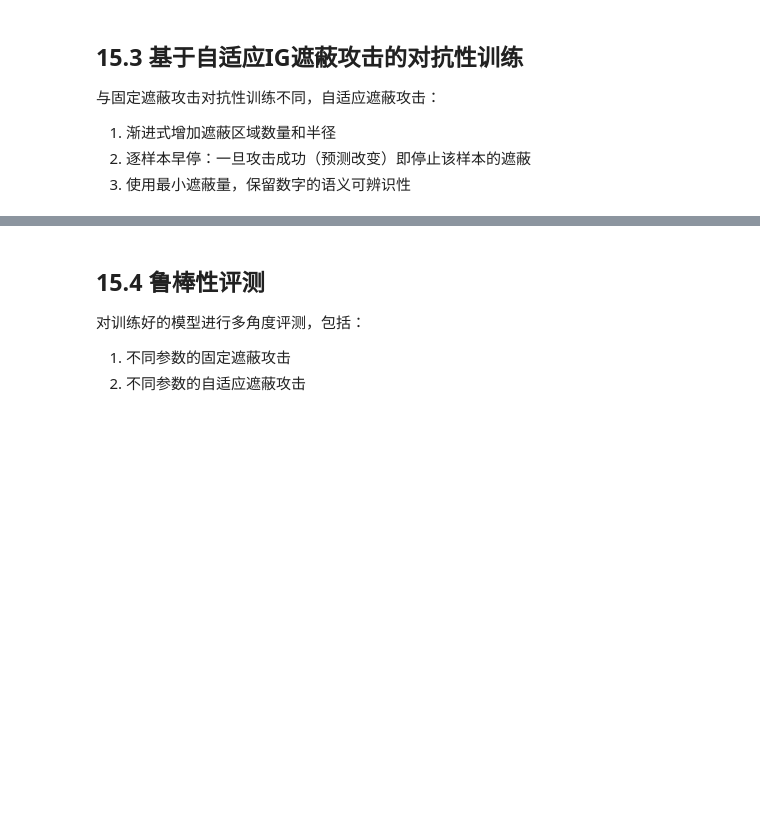
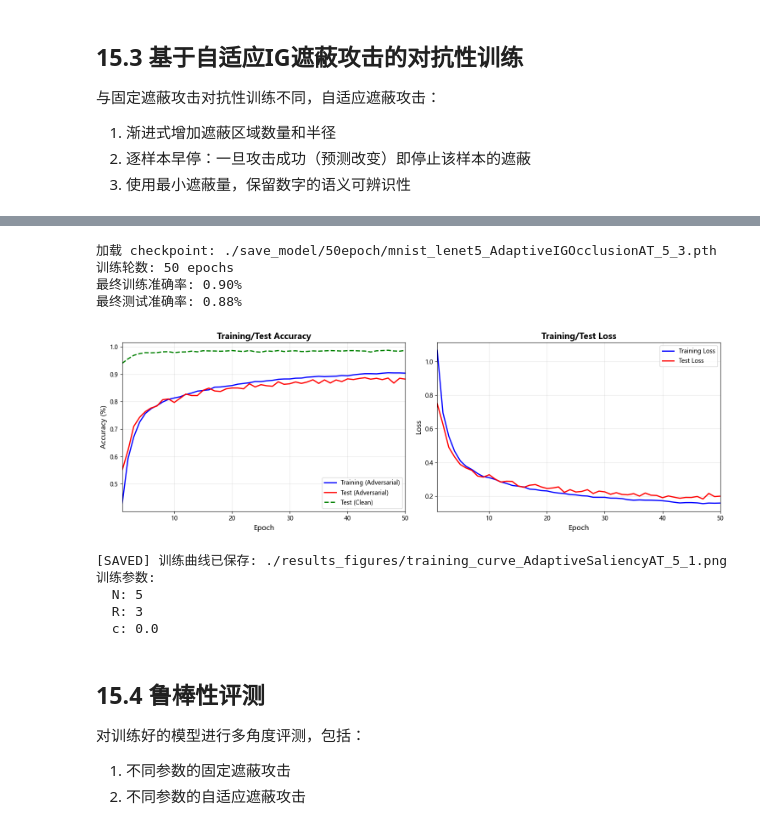
Before and after one commit to vinegarist/adversarial-defense, a Jupyter notebook: 16. IG遮蔽攻击对抗性训练.ipynb, the cells around one changed output, grey strips where cells are left out. Drawn from its saved outputs; the diff is of its cells as text; code cells hidden in the pictures; blank space fills up the shorter version.

```diff
--- a/16. IG遮蔽攻击对抗性训练.ipynb
+++ b/16. IG遮蔽攻击对抗性训练.ipynb
@@ -438,7 +501,7 @@ from models import LeNet5
 device = torch.device('cuda' if torch.cuda.is_available() else 'cpu')
 
 # 加载模型和训练历史
-checkpoint_path = './save_model/50epoch/mnist_lenet5_AdaptiveIGOcclusionAT_5_1.pth'
+checkpoint_path = './save_model/50epoch/mnist_lenet5_AdaptiveIGOcclusionAT_5_3.pth'
 
 print(f'加载 checkpoint: {checkpoint_path}')
 test_state = torch.load(checkpoint_path, map_location=device, weights_only=False)
@@ -471,33 +534,44 @@ if test_clean_accs:
     plt.plot(epochs, test_clean_accs, 'g--', linewidth=2, label='Test (Clean)')
 plt.xlabel('Epoch', fontsize=12)
 plt.ylabel('Accuracy (%)', fontsize=12)
 plt.title('Training/Test Accuracy', fontsize=14, fontweight='bold')
 plt.legend(fontsize=10)
 plt.grid(True, alpha=0.3)
 plt.xlim(1, len(train_accs))
 
 # 损失曲线
 plt.subplot(1, 2, 2)
 plt.plot(epochs, train_losses, 'b-', linewidth=2, label='Training Loss')
 plt.plot(epochs, test_losses, 'r-', linewidth=2, label='Test Loss')
 plt.xlabel('Epoch', fontsize=12)
 plt.ylabel('Loss', fontsize=12)
 plt.title('Training/Test Loss', fontsize=14, fontweight='bold')
 plt.legend(fontsize=10)
 plt.grid(True, alpha=0.3)
 plt.xlim(1, len(train_losses))
 
 plt.tight_layout()
 plt.savefig('./results_figures/training_curve_AdaptiveSaliencyAT_5_1.png', dpi=150, bbox_inches='tight')
 plt.show()
 print('[SAVED] 训练曲线已保存: ./results_figures/training_curve_AdaptiveSaliencyAT_5_1.png')
 
 # 打印训练参数
 if 'params' in test_state:
     print('训练参数:')
     params = test_state['params']
     for k, v in params.items():
         print(f'  {k}: {v}')
+# %% [output]
+加载 checkpoint: ./save_model/50epoch/mnist_lenet5_AdaptiveIGOcclusionAT_5_3.pth
+训练轮数: 50 epochs
+最终训练准确率: 0.90%
+最终测试准确率: 0.88%
+[figure, added]
+[SAVED] 训练曲线已保存: ./results_figures/training_curve_AdaptiveSaliencyAT_5_1.png
+训练参数:
+  N: 5
+  R: 3
+  c: 0.0
 # %% [markdown]
 ## 15.4 鲁棒性评测
 
```
Also changed, not shown: parts of 27 cells of this notebook, 39 other files.
